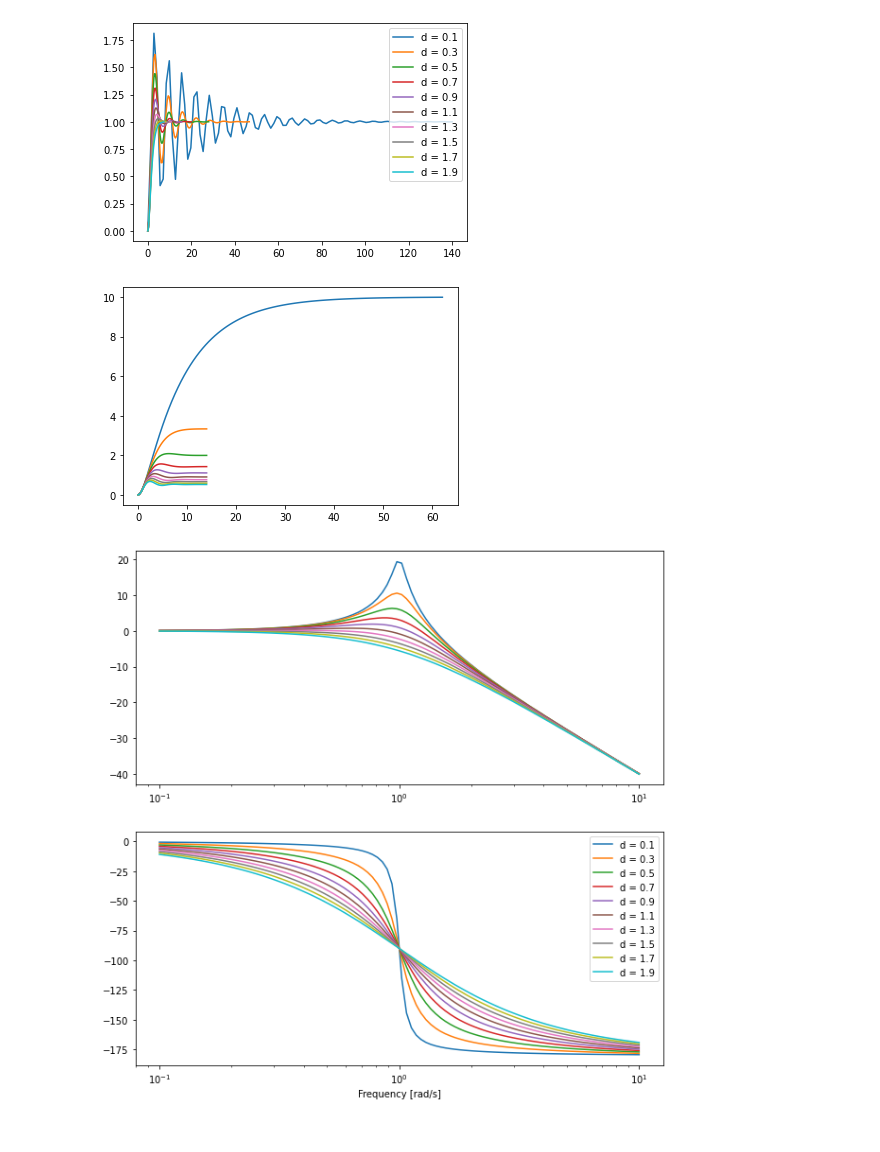
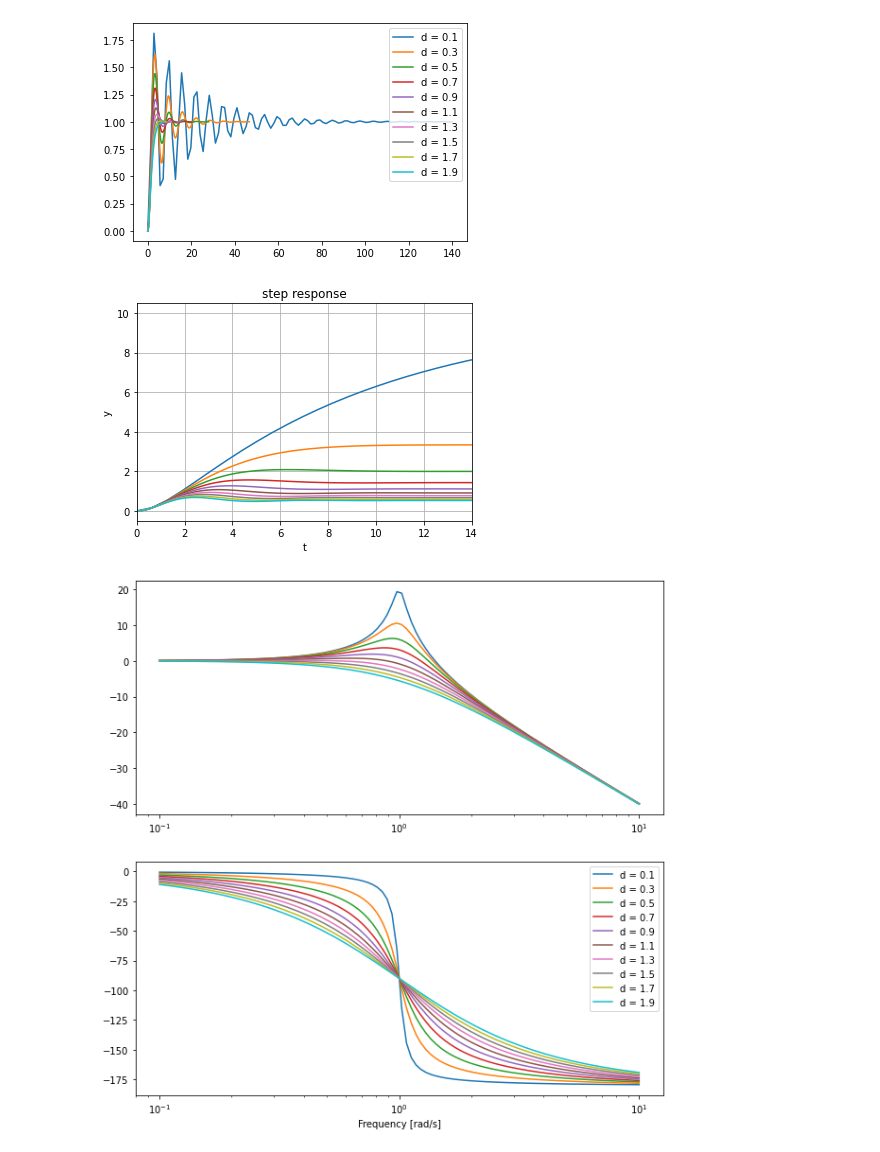
Before and after one commit to shahin1009/ME565, a Jupyter notebook: Laplace.ipynb, the cells around one changed output. Cells and saved outputs as stored; diff of their text form; code cells hidden in the pictures.

```diff
--- a/Laplace.ipynb
+++ b/Laplace.ipynb
@@ -47,12 +47,18 @@ for d in np.arange(0.1, 2, 0.2):
 # %%
 d = 1
 
 for k in np.arange(0.1, 2, 0.2):
     system = ([1.0], [1.0, d, k])
     t, y = signal.step(system)
     plt.plot(t, y)
+plt.xlim(0, 14)
+plt.xlabel('t')
+plt.ylabel('y')
+plt.title('step response')
+plt.grid(True)
+plt.show()
 # %% [output]
-[figure, old version]
+[figure, new version]
 # %%
 # constant stiffness
 k = 1
```
Also changed, not shown: parts of 9 cells of this notebook, 2 other files.
